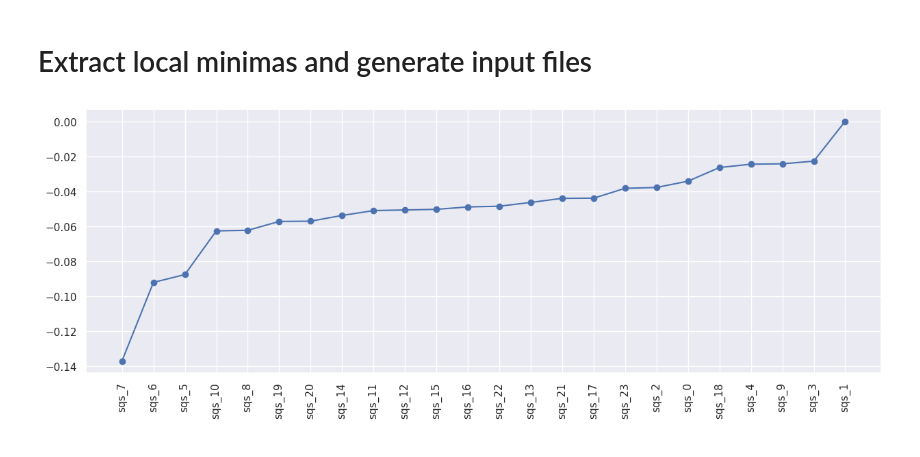
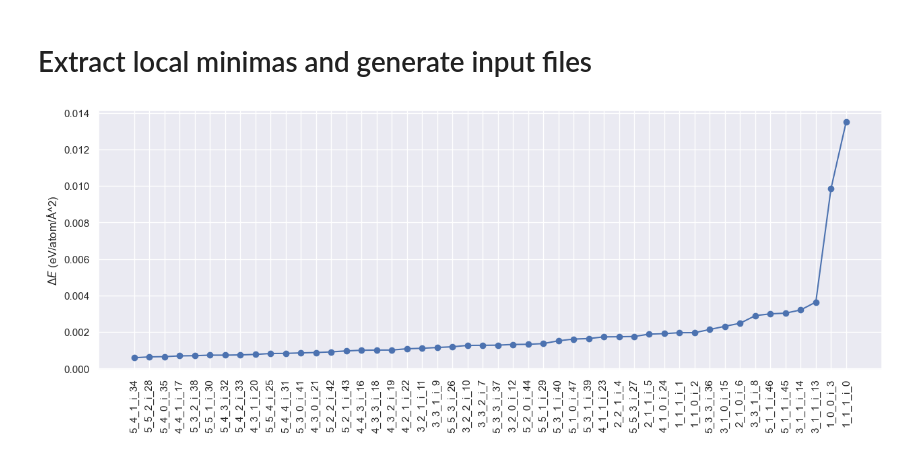
Before and after one commit to CibranLopez/SurfAIcing, a Jupyter notebook: iterate-slabs.ipynb, the cells around one changed output. Cells and saved outputs as stored; diff of their text form; code cells hidden in the pictures.

```diff
--- a/iterate-slabs.ipynb
+++ b/iterate-slabs.ipynb
@@ -38,8 +38,8 @@ path_to_POSCAR = 'POSCAR-uc-CeO2'
 max_index = 5
 
 # Minimum thicknesses for slab and vacuum
-min_slab_size   = 10.0
-min_vacuum_size = 10.0
+min_slab_size   = 20.0
+min_vacuum_size = 20.0
 
 # Define paths to pretrained model and structure to be relaxed
 # Materials Project pretrained model as default
@@ -118,0 +98,12 @@ where all energies are per atom.
+# %%
+# Read relaxed structure
+structure = Structure.from_file(f'{path_to_bulk}/CONTCAR')
+
+# Generate all slabs
+slabs = generate_all_slabs(structure,
+                           max_index=max_index,
+                           min_slab_size=min_slab_size,
+                           min_vacuum_size=min_vacuum_size)
+
+# Get energy per atom
+bulk_energy_per_atom = bulk_energy / structure.num_sites
@@ -132,6 +131,7 @@ for i, slab in enumerate(slabs):
 
     # Miller index tuple to string
     miller_index_str = '_'.join(str(element) for element in slab.miller_index)
+    miller_index_str = f'{miller_index_str}_i_{i}'
 
     # Define current folder
     current_folder = f'{slab_folder}/{miller_index_str}'
@@ -139,16 +139,17 @@ for i, slab in enumerate(slabs):
     # Generate new folder
     os.system(f'mkdir {current_folder}')
 
-    # Save slabl into current_folder
+    # Save slab into current_folder
     slab.to(f'{current_folder}/POSCAR')
 
     # Relax the structure, hiding the output (verbose=False)
-    _ = MLL.structural_relaxation(path_to_POSCAR,
+    _ = MLL.structural_relaxation(current_folder,
                                   model_load_path,
-                                  verbose=False)
+                                  verbose=False,
+                                  relax_cell=False)
 
     # Get the single-shot energy
-    ssc_energy = MLL.single_shot_energy_calculations(f'{path_to_POSCAR}/CONTCAR',
+    ssc_energy = MLL.single_shot_energy_calculations(f'{current_folder}/POSCAR',
                                                      model_load_path)
 
     # Get energy per atom
@@ -171,15 +190,16 @@ slab_energies = pd.DataFrame(slab_energies, index=['energy'])
 # Extract local minimas and generate input files
 # %%
 # Sorted in ascendent order
-min_arg       = np.argsort(ssc_energies.values)[0]
-local_minimas = ssc_energies.columns[min_arg]
-energies      = ssc_energies.values[0][min_arg]
+min_arg       = np.argsort(slab_energies.values)[0]
+local_minimas = slab_energies.columns[min_arg]
+energies      = slab_energies.values[0][min_arg]
-# %%
-# Energy differences in eV/supercell
-plt.figure(figsize=(15, 5))
-plt.plot(energies - np.max(energies), 'o-')
-plt.xticks(range(len(local_minimas)), local_minimas, rotation='vertical')
-plt.ylabel(r'$\Delta E$ (eV/supercell)')
-plt.show()
-# %% [output]
-[figure, removed]
+# %%
+# Energy differences in eV/supercell
+plt.figure(figsize=(15, 5))
+plt.plot(energies, 'o-')
+plt.xticks(range(len(local_minimas)), local_minimas, rotation='vertical')
+plt.ylabel(r'$\Delta E$ (eV/atom/Å^2)')
+plt.savefig(f'{slab_folder}/ranking.eps', dpi=50, bbox_inches='tight')
+plt.show()
+# %% [output]
+[figure, added]
```
Also changed, not shown: parts of 9 cells of this notebook, 1 other file.
